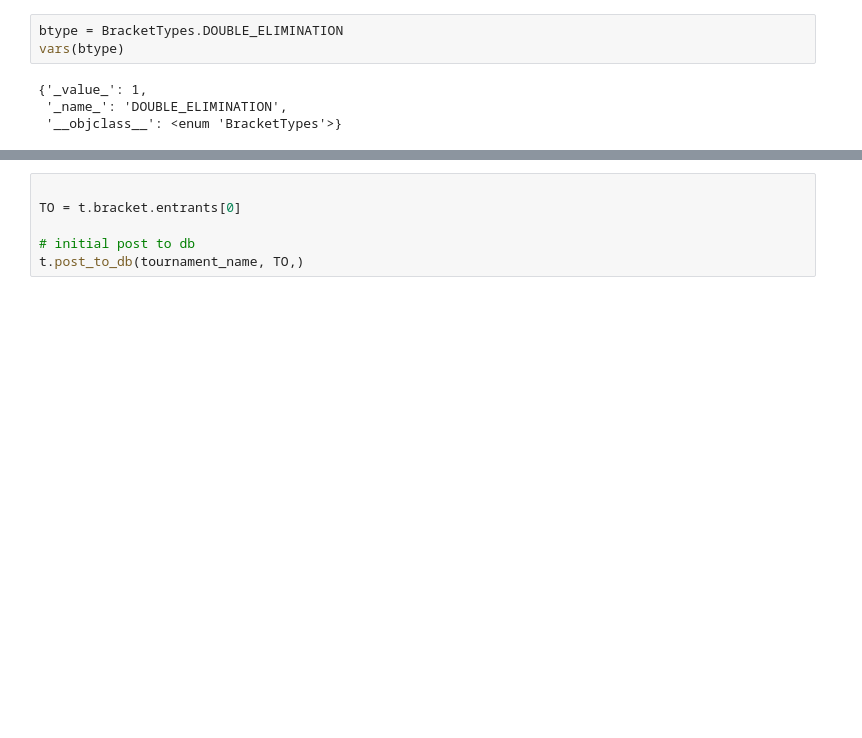
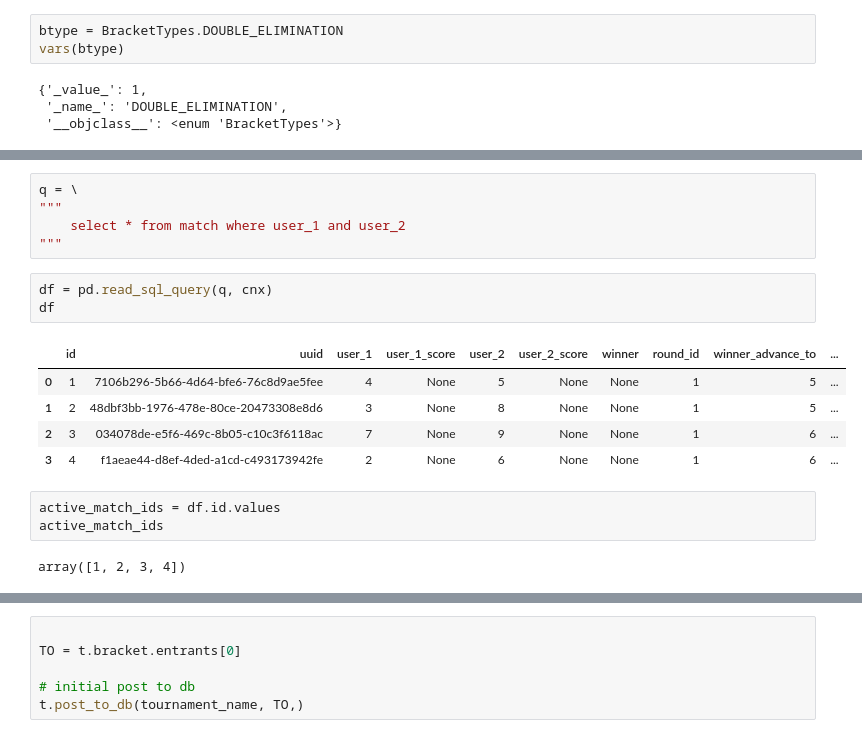
Before and after one commit to atrostan/brackit, a Jupyter notebook: backend/mock_populate.ipynb, the cells around one changed output, grey strips where cells are left out. Cells and saved outputs as stored; diff of their text form; blank space fills up the shorter version.

Commit message:
updated nb to show match winner+score entry

```diff
--- a/backend/mock_populate.ipynb
+++ b/backend/mock_populate.ipynb
@@ -220,0 +223,19 @@ t = Tournament(tuple_list, btype)
+# %%
+q = \
+"""
+    select * from match where user_1 and user_2
+"""
+# %%
+df = pd.read_sql_query(q, cnx)
+df
+# %% [output]
+|  | id | uuid | user_1 | user_1_score | user_2 | user_2_score | winner | round_id | winner_advance_to | ... |
+| 0 | 1 | 7106b296-5b66-4d64-bfe6-76c8d9ae5fee | 4 | None | 5 | None | None | 1 | 5 | ... |
+| 1 | 2 | 48dbf3bb-1976-478e-80ce-20473308e8d6 | 3 | None | 8 | None | None | 1 | 5 | ... |
+| 2 | 3 | 034078de-e5f6-469c-8b05-c10c3f6118ac | 7 | None | 9 | None | None | 1 | 6 | ... |
+| 3 | 4 | f1aeae44-d8ef-4ded-a1cd-c493173942fe | 2 | None | 6 | None | None | 1 | 6 | ... |
+# %%
+active_match_ids = df.id.values
+active_match_ids
+# %% [output]
+array([1, 2, 3, 4])
```
Also changed, not shown: parts of 10 cells of this notebook, 1 other file.
